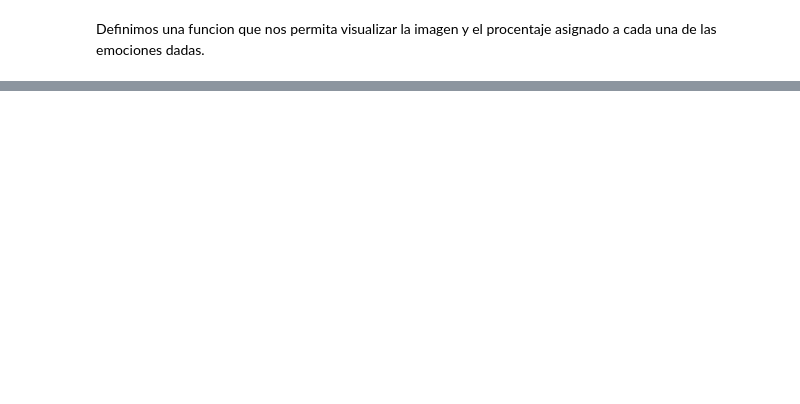
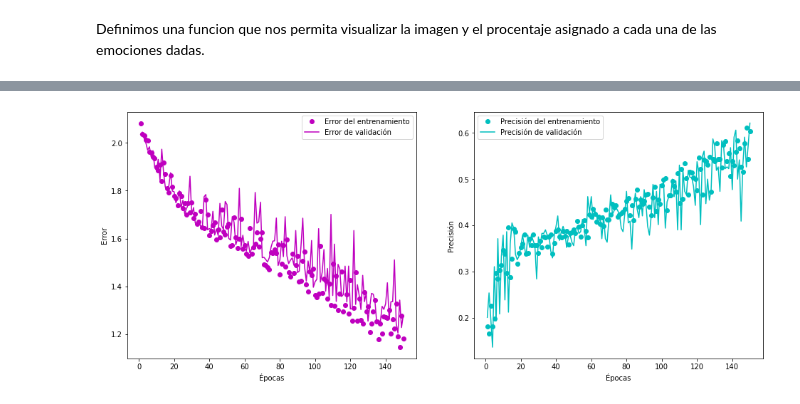
Before and after one commit to LucianaSimon/EmotionRecognition, a Jupyter notebook: EmotionRecognition.ipynb, the cells around one changed output, grey strips where cells are left out. Drawn from its saved outputs; the diff is of its cells as text; code cells hidden in the pictures; blank space fills up the shorter version.

Commit message:
actualizacion 07/03
Uso de augmented data, prueba de disferentes arquitecturas.

```diff
--- a/EmotionRecognition.ipynb
+++ b/EmotionRecognition.ipynb
@@ -246,0 +339,3 @@ predictEmotion(img)
+# %%
+training_labels = to_categorical(training_labels)
+prediction_labels = to_categorical(prediction_labels)
@@ -246,0 +412,18 @@ predictEmotion(img)
+# %%
+model_2 = models.Sequential()
+model_2.add(layers.Dense(128, activation='relu', input_shape=(136,)))
+model_2.add(layers.Dense(64, activation='relu'))
+model_2.add(layers.Dense(32, activation='relu'))
+model_2.add(layers.Dense(16, activation='relu'))
+model_2.add(layers.Dense(7, activation='relu'))
+model_2.add(layers.Dense(num_emotions, activation='softmax'))
+# %%
+model_2.compile(loss='categorical_crossentropy',#the quantity to minimize during training, 'categorical_crossentropy' measures the distance between two probability distributions
+              optimizer='rmsprop', #specifies the exact way in which the gradient of the loss will to update parameters
+              metrics=['accuracy'])
+# %%
+history_2 = model_2.fit(np.array(training_data),
+                      np.array(training_labels),
+                      epochs=150,
+                      batch_size=512,
+                      validation_data=(np.array(prediction_data), np.array(prediction_labels)))
@@ -246,0 +450,4 @@ predictEmotion(img)
+# %%
+draw_history(history_2)
+# %% [output]
+[figure, added]
```
Also changed, not shown: parts of 48 cells of this notebook, 6 other files.
